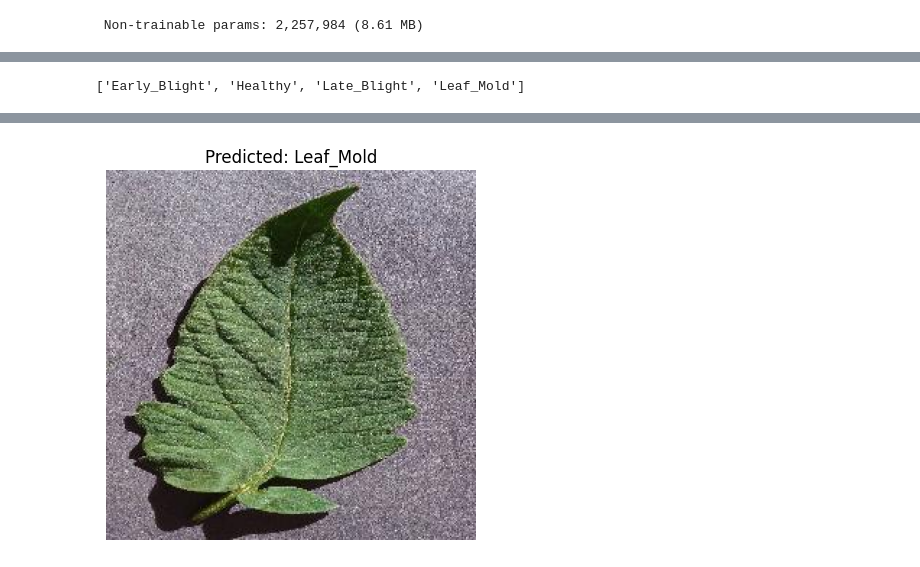
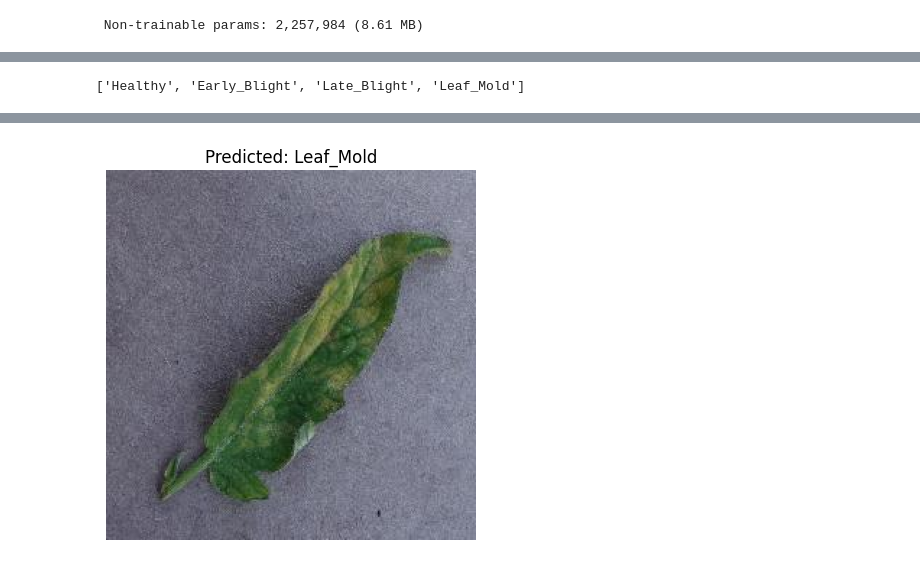
Before and after one commit to roshk10/plant-leaf-disease-classification, a Jupyter notebook: notebooks/plant_leaf_disease_classification(1).ipynb, the cells around one changed output, grey strips where cells are left out. Drawn from its saved outputs; the diff is of its cells as text; code cells hidden in the pictures.

```diff
--- a/notebooks/plant_leaf_disease_classification(1).ipynb
+++ b/notebooks/plant_leaf_disease_classification(1).ipynb
@@ -199,8 +202,16 @@ plt.show()
 # %%
-class_names = train_ds.class_names
+class_names = [
+    "Healthy",
+    "Early_Blight",
+    "Late_Blight",
+    "Leaf_Mold"
+]
+
+
+
 print(class_names)
 # %% [output]
-['Early_Blight', 'Healthy', 'Late_Blight', 'Leaf_Mold']
+['Healthy', 'Early_Blight', 'Late_Blight', 'Leaf_Mold']
 # %%
 normalization_layer = layers.Rescaling(1./255)
 
@@ -212,7 +223,7 @@ from tensorflow.keras.preprocessing import image
 from PIL import Image
 
 # Choose any image from a class folder
-test_class = "Healthy"  # try others later
+test_class = "Leaf_Mold"
 test_image = os.listdir(os.path.join(DATA_PATH, test_class))[0]
 img_path = os.path.join(DATA_PATH, test_class, test_image)
 
@@ -235,2 +246,2 @@ plt.show()
 Predicted: Leaf_Mold
-[figure, old version]
+[figure, new version]
```
Also changed, not shown: parts of 7 cells of this notebook.
